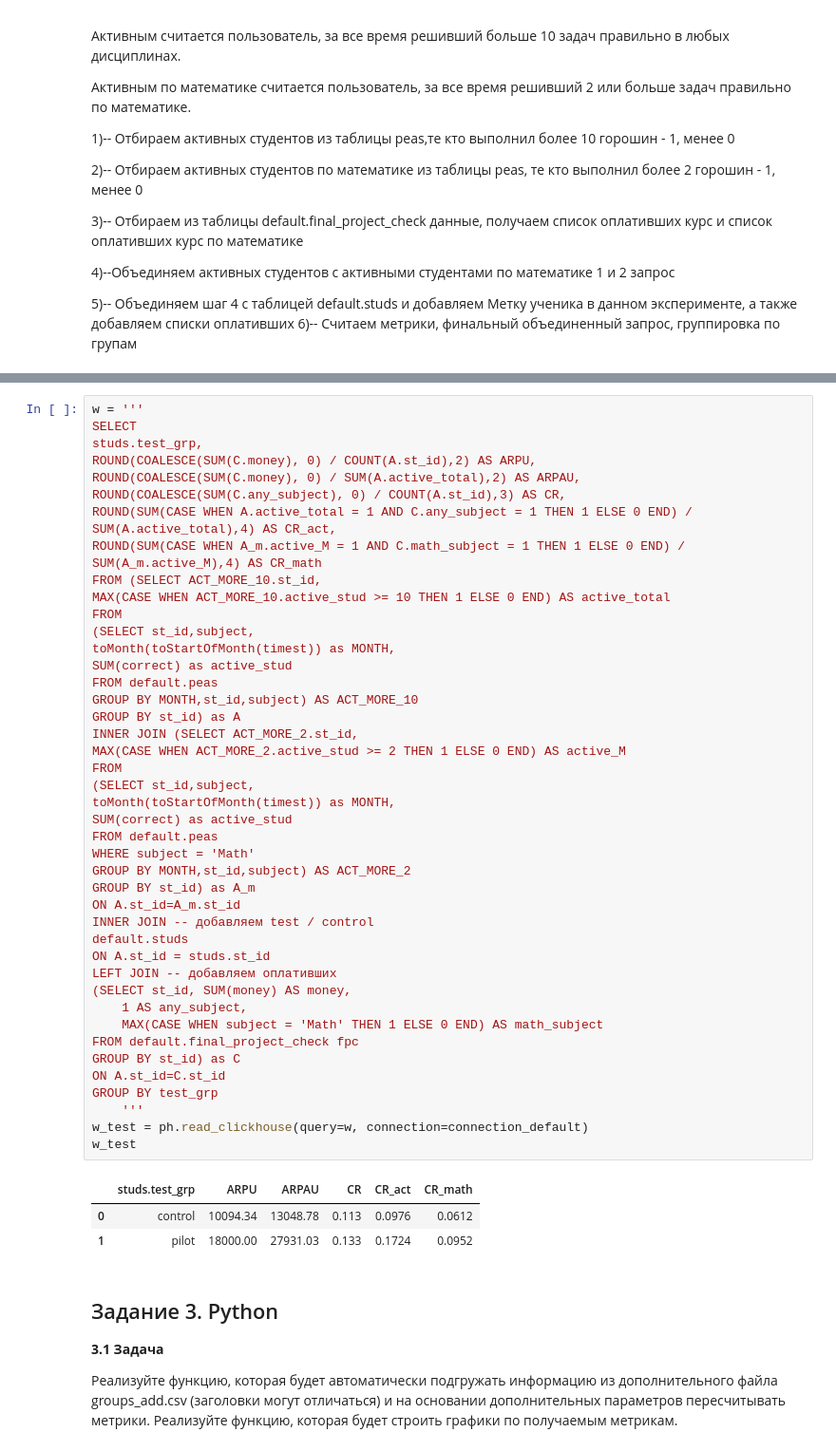
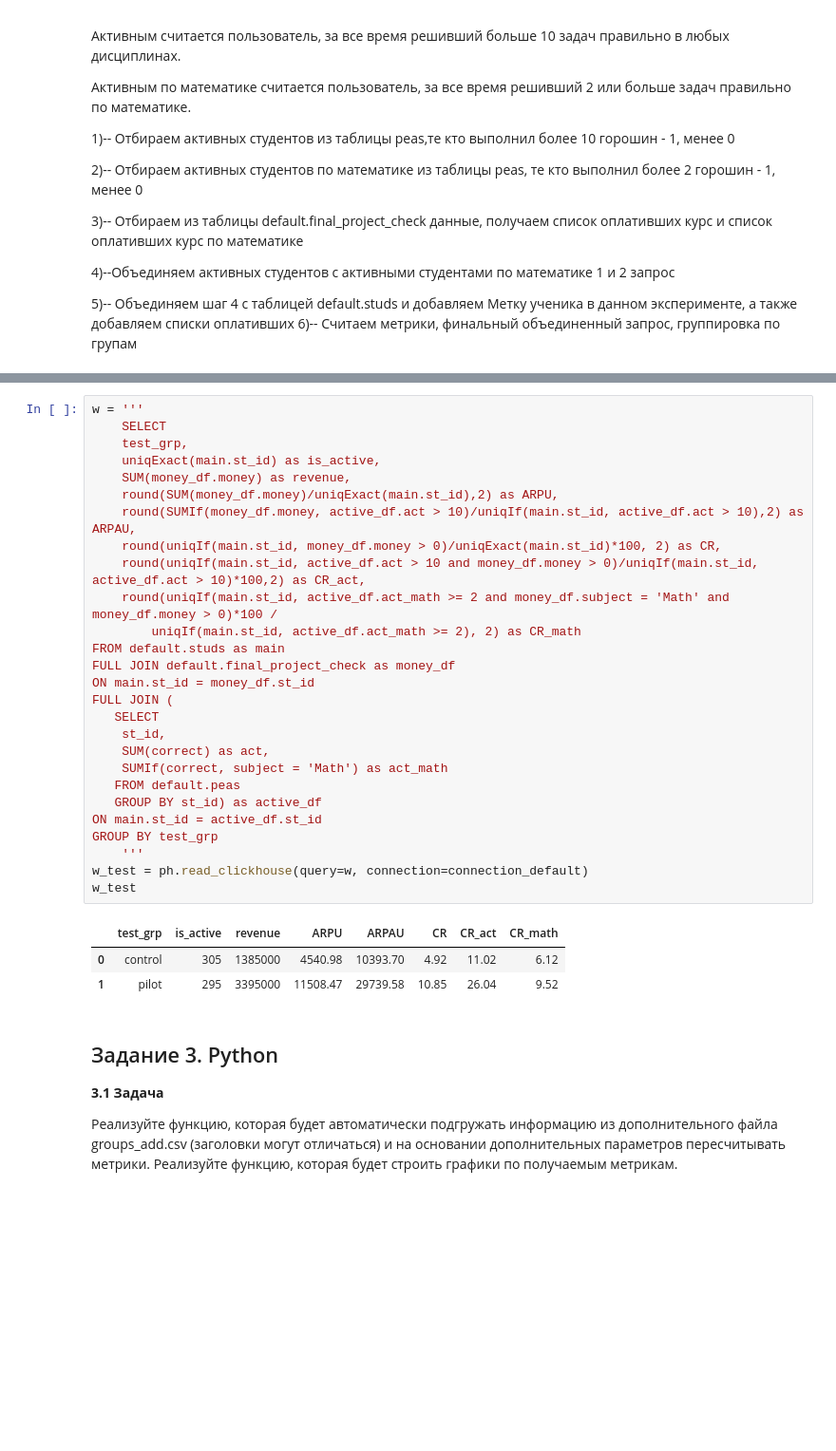
Before and after one commit to Olegpirat/karpov_courses, a Jupyter notebook: Final_project.ipynb, the cells around one changed output, grey strips where cells are left out. Shown at 95% size. Saved outputs shown, nothing was run; the diff lists cells and outputs as text; blank space fills up the shorter version.

```diff
--- a/Final_project.ipynb
+++ b/Final_project.ipynb
@@ -760,50 +689,34 @@ ON A.st_id=C.st_id
-# %%
-w = '''
-SELECT
-studs.test_grp,
-ROUND(COALESCE(SUM(C.money), 0) / COUNT(A.st_id),2) AS ARPU,
-ROUND(COALESCE(SUM(C.money), 0) / SUM(A.active_total),2) AS ARPAU,
-ROUND(COALESCE(SUM(C.any_subject), 0) / COUNT(A.st_id),3) AS CR,
-ROUND(SUM(CASE WHEN A.active_total = 1 AND C.any_subject = 1 THEN 1 ELSE 0 END) / SUM(A.active_total),4) AS CR_act,
-ROUND(SUM(CASE WHEN A_m.active_M = 1 AND C.math_subject = 1 THEN 1 ELSE 0 END) / SUM(A_m.active_M),4) AS CR_math
-FROM (SELECT ACT_MORE_10.st_id,
-MAX(CASE WHEN ACT_MORE_10.active_stud >= 10 THEN 1 ELSE 0 END) AS active_total
-FROM
-(SELECT st_id,subject,
-toMonth(toStartOfMonth(timest)) as MONTH,
-SUM(correct) as active_stud
-FROM default.peas
-GROUP BY MONTH,st_id,subject) AS ACT_MORE_10
-GROUP BY st_id) as A
-INNER JOIN (SELECT ACT_MORE_2.st_id,
-MAX(CASE WHEN ACT_MORE_2.active_stud >= 2 THEN 1 ELSE 0 END) AS active_M
-FROM
-(SELECT st_id,subject,
-toMonth(toStartOfMonth(timest)) as MONTH,
-SUM(correct) as active_stud
-FROM default.peas
-WHERE subject = 'Math'
-GROUP BY MONTH,st_id,subject) AS ACT_MORE_2
-GROUP BY st_id) as A_m
-ON A.st_id=A_m.st_id
-INNER JOIN -- добавляем test / control
-default.studs
-ON A.st_id = studs.st_id
-LEFT JOIN -- добавляем оплативших
-(SELECT st_id, SUM(money) AS money,
-    1 AS any_subject,
-    MAX(CASE WHEN subject = 'Math' THEN 1 ELSE 0 END) AS math_subject
-FROM default.final_project_check fpc
-GROUP BY st_id) as C
-ON A.st_id=C.st_id
-GROUP BY test_grp
-    '''
-w_test = ph.read_clickhouse(query=w, connection=connection_default)
-w_test
-# %% [output]
-|  | studs.test_grp | ARPU | ARPAU | CR | CR_act | CR_math |
-| 0 | control | 10094.34 | 13048.78 | 0.113 | 0.0976 | 0.0612 |
-| 1 | pilot | 18000.00 | 27931.03 | 0.133 | 0.1724 | 0.0952 |
+# %%
+w = '''
+	SELECT
+    test_grp,
+    uniqExact(main.st_id) as is_active,
+    SUM(money_df.money) as revenue,
+    round(SUM(money_df.money)/uniqExact(main.st_id),2) as ARPU,
+    round(SUMIf(money_df.money, active_df.act > 10)/uniqIf(main.st_id, active_df.act > 10),2) as ARPAU,
+    round(uniqIf(main.st_id, money_df.money > 0)/uniqExact(main.st_id)*100, 2) as CR,
+    round(uniqIf(main.st_id, active_df.act > 10 and money_df.money > 0)/uniqIf(main.st_id, active_df.act > 10)*100,2) as CR_act,
+    round(uniqIf(main.st_id, active_df.act_math >= 2 and money_df.subject = 'Math' and money_df.money > 0)*100 /
+        uniqIf(main.st_id, active_df.act_math >= 2), 2) as CR_math
+FROM default.studs as main
+FULL JOIN default.final_project_check as money_df
+ON main.st_id = money_df.st_id
+FULL JOIN (
+   SELECT
+   	st_id,
+   	SUM(correct) as act,
+   	SUMIf(correct, subject = 'Math') as act_math
+   FROM default.peas
+   GROUP BY st_id) as active_df
+ON main.st_id = active_df.st_id
+GROUP BY test_grp
+    '''
+w_test = ph.read_clickhouse(query=w, connection=connection_default)
+w_test
+# %% [output]
+|  | test_grp | is_active | revenue | ARPU | ARPAU | CR | CR_act | CR_math |
+| 0 | control | 305 | 1385000 | 4540.98 | 10393.70 | 4.92 | 11.02 | 6.12 |
+| 1 | pilot | 295 | 3395000 | 11508.47 | 29739.58 | 10.85 | 26.04 | 9.52 |
 # %% [markdown]
 ## Задание 3. Python
 **3.1 Задача**
```
Also changed, not shown: parts of 13 cells of this notebook, 2 other files.
